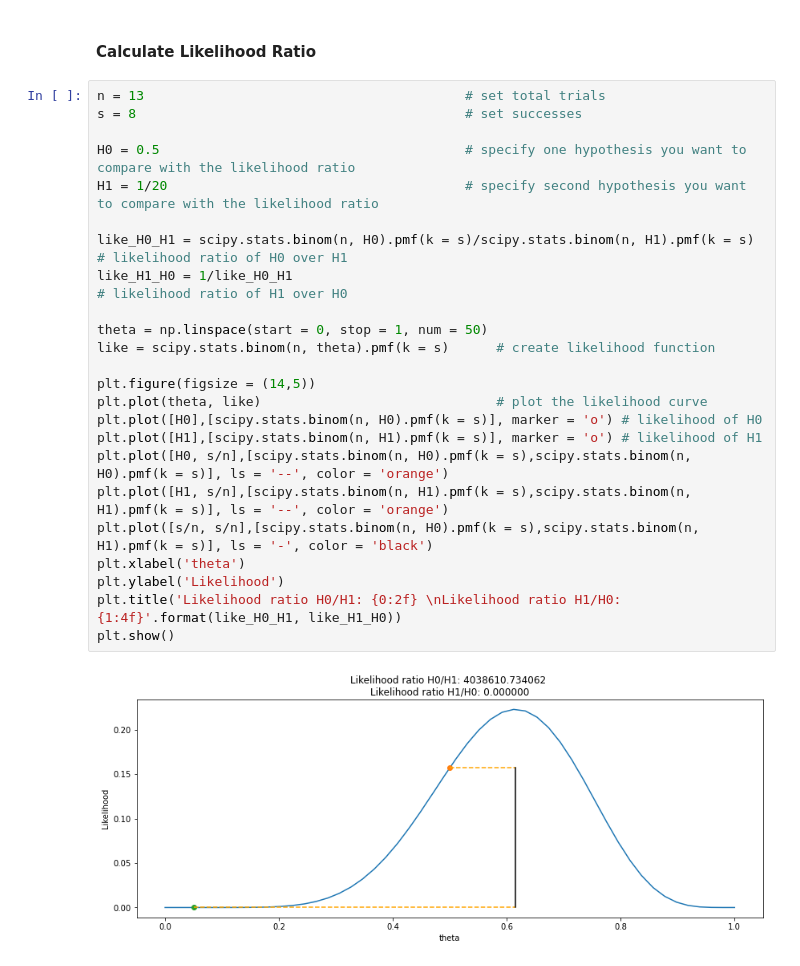
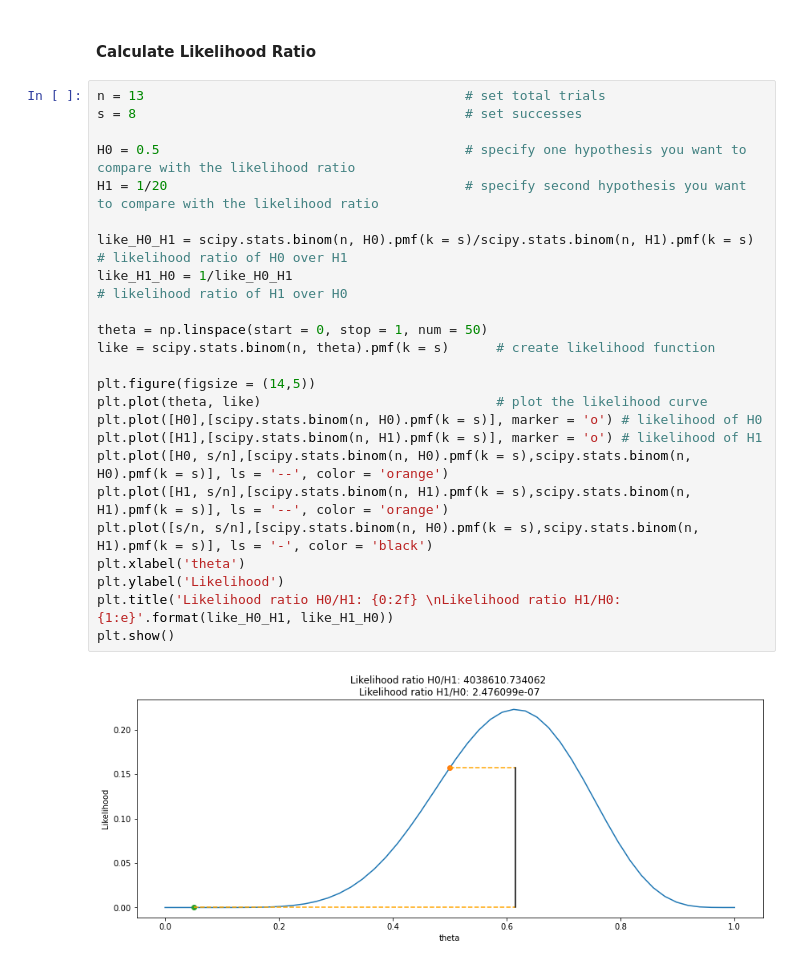
Before and after one commit to tamojit-maiti/improve-stat-inferences, a Jupyter notebook: week_2.ipynb, the cells around one changed output. Saved outputs shown, nothing was run; the diff lists cells and outputs as text.

```diff
--- a/week_2.ipynb
+++ b/week_2.ipynb
@@ -26,26 +26,26 @@ plt.show()
 # %%
 n = 13                                         # set total trials
 s = 8                                          # set successes
 
 H0 = 0.5                                       # specify one hypothesis you want to compare with the likelihood ratio
 H1 = 1/20                                      # specify second hypothesis you want to compare with the likelihood ratio
 
 like_H0_H1 = scipy.stats.binom(n, H0).pmf(k = s)/scipy.stats.binom(n, H1).pmf(k = s) # likelihood ratio of H0 over H1
 like_H1_H0 = 1/like_H0_H1                                                            # likelihood ratio of H1 over H0
 
 theta = np.linspace(start = 0, stop = 1, num = 50)
 like = scipy.stats.binom(n, theta).pmf(k = s)      # create likelihood function
 
 plt.figure(figsize = (14,5))
 plt.plot(theta, like)                              # plot the likelihood curve
 plt.plot([H0],[scipy.stats.binom(n, H0).pmf(k = s)], marker = 'o') # likelihood of H0
 plt.plot([H1],[scipy.stats.binom(n, H1).pmf(k = s)], marker = 'o') # likelihood of H1
 plt.plot([H0, s/n],[scipy.stats.binom(n, H0).pmf(k = s),scipy.stats.binom(n, H0).pmf(k = s)], ls = '--', color = 'orange')
 plt.plot([H1, s/n],[scipy.stats.binom(n, H1).pmf(k = s),scipy.stats.binom(n, H1).pmf(k = s)], ls = '--', color = 'orange')
 plt.plot([s/n, s/n],[scipy.stats.binom(n, H0).pmf(k = s),scipy.stats.binom(n, H1).pmf(k = s)], ls = '-', color = 'black')
 plt.xlabel('theta')
 plt.ylabel('Likelihood')
-plt.title('Likelihood ratio H0/H1: {0:2f} \nLikelihood ratio H1/H0: {1:4f}'.format(like_H0_H1, like_H1_H0))
+plt.title('Likelihood ratio H0/H1: {0:2f} \nLikelihood ratio H1/H0: {1:e}'.format(like_H0_H1, like_H1_H0))
 plt.show()
 # %% [output]
-[figure, old version]
+[figure, new version]
```
Also changed, not shown: 1 other file.
